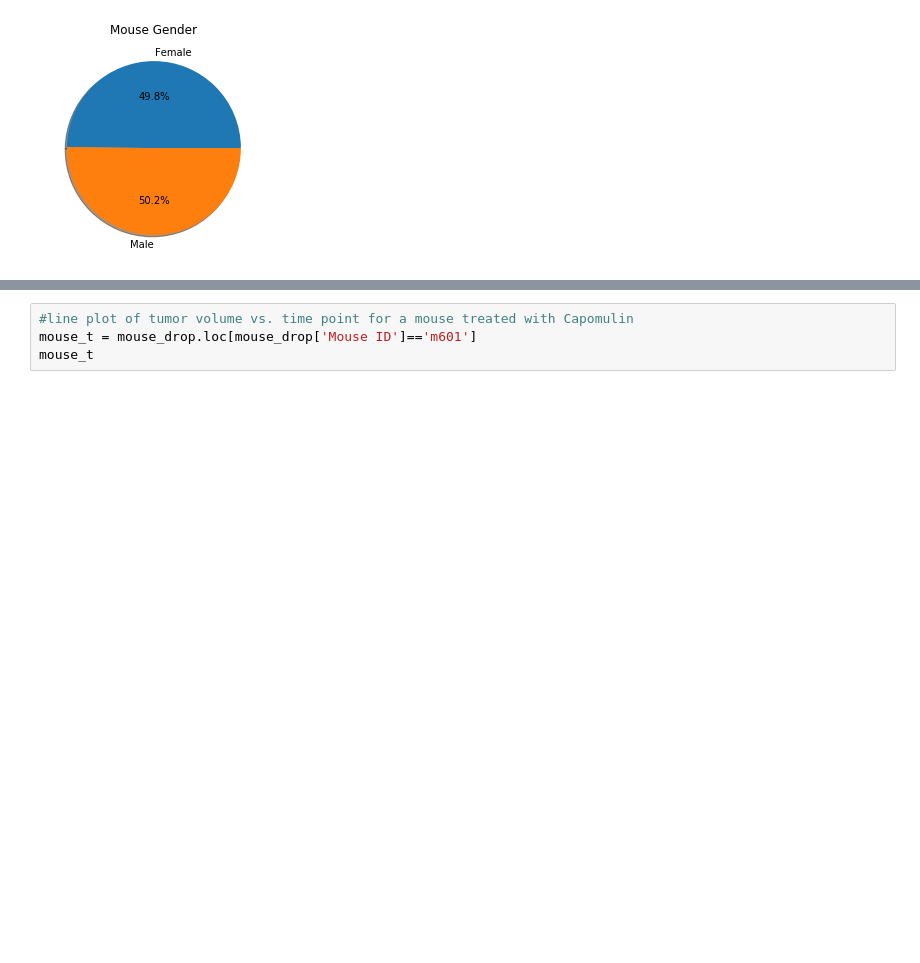
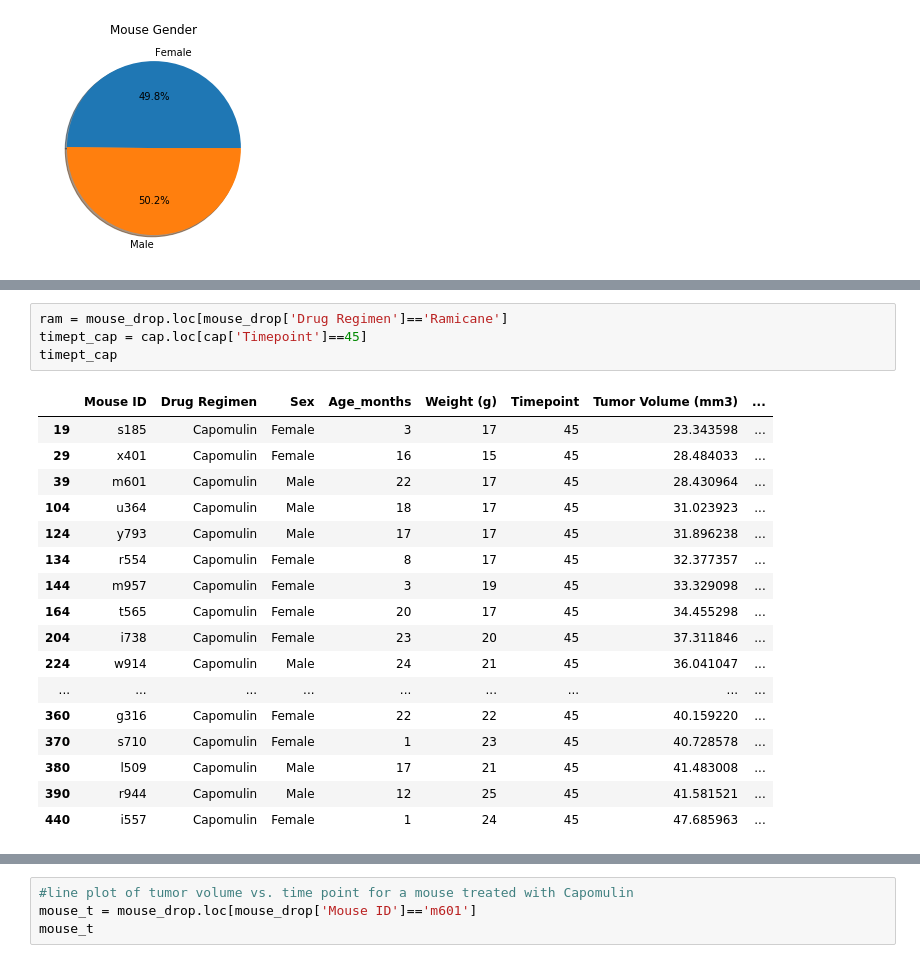
Before and after one commit to spennington1394/matplotlib-challenge, a Jupyter notebook: Untitled.ipynb, the cells around one changed output, grey strips where cells are left out. Cells and saved outputs as stored; diff of their text form; blank space fills up the shorter version.

```diff
--- a/Untitled.ipynb
+++ b/Untitled.ipynb
@@ -326,0 +339,22 @@ ceft = mouse_drop.loc[mouse_drop['Drug Regimen']=='Ceftamin']
+# %%
+ram = mouse_drop.loc[mouse_drop['Drug Regimen']=='Ramicane']
+timept_cap = cap.loc[cap['Timepoint']==45]
+timept_cap
+# %% [output]
+|  | Mouse ID | Drug Regimen | Sex | Age_months | Weight (g) | Timepoint | Tumor Volume (mm3) | ... |
+| 19 | s185 | Capomulin | Female | 3 | 17 | 45 | 23.343598 | ... |
+| 29 | x401 | Capomulin | Female | 16 | 15 | 45 | 28.484033 | ... |
+| 39 | m601 | Capomulin | Male | 22 | 17 | 45 | 28.430964 | ... |
+| 104 | u364 | Capomulin | Male | 18 | 17 | 45 | 31.023923 | ... |
+| 124 | y793 | Capomulin | Male | 17 | 17 | 45 | 31.896238 | ... |
+| 134 | r554 | Capomulin | Female | 8 | 17 | 45 | 32.377357 | ... |
+| 144 | m957 | Capomulin | Female | 3 | 19 | 45 | 33.329098 | ... |
+| 164 | t565 | Capomulin | Female | 20 | 17 | 45 | 34.455298 | ... |
+| 204 | i738 | Capomulin | Female | 23 | 20 | 45 | 37.311846 | ... |
+| 224 | w914 | Capomulin | Male | 24 | 21 | 45 | 36.041047 | ... |
+| ... | ... | ... | ... | ... | ... | ... | ... | ... |
+| 360 | g316 | Capomulin | Female | 22 | 22 | 45 | 40.159220 | ... |
+| 370 | s710 | Capomulin | Female | 1 | 23 | 45 | 40.728578 | ... |
+| 380 | l509 | Capomulin | Male | 17 | 21 | 45 | 41.483008 | ... |
+| 390 | r944 | Capomulin | Male | 12 | 25 | 45 | 41.581521 | ... |
+| 440 | i557 | Capomulin | Female | 1 | 24 | 45 | 47.685963 | ... |
```
Also changed, not shown: parts of 6 cells of this notebook.
